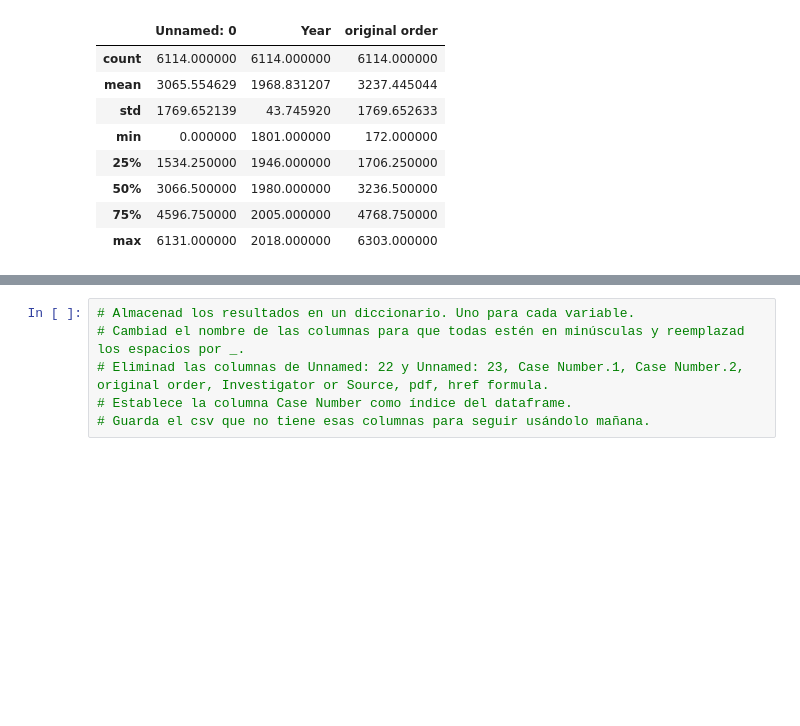
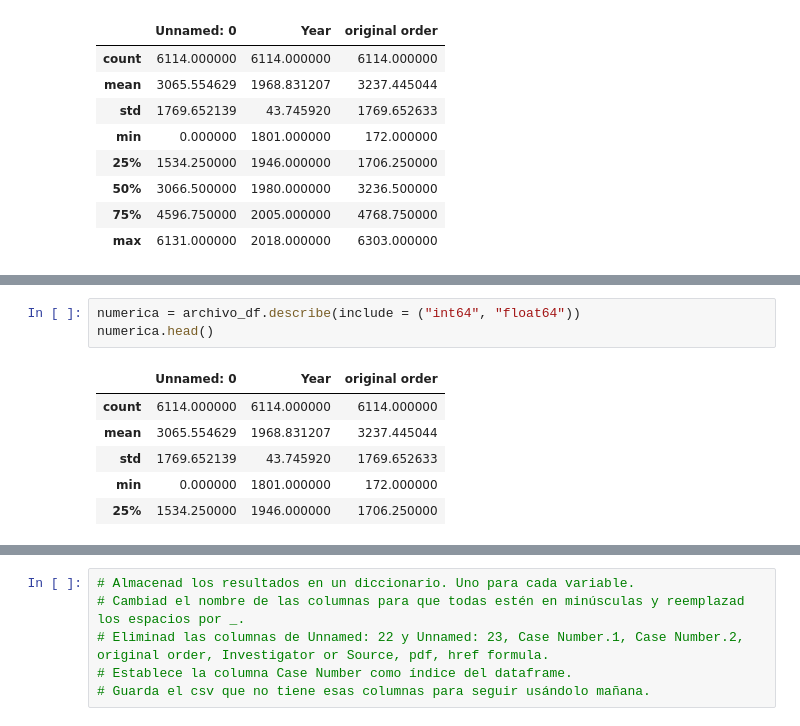
Before and after one commit to Adalab/DA-promo-A-module-2-pairprog-1-pair-2-Laura-Almudena, a Jupyter notebook: Pair_3-pandas-metodos.ipynb, the cells around one changed output, grey strips where cells are left out. Drawn from its saved outputs; the diff is of its cells as text; blank space fills up the shorter version.

```diff
--- a/Pair_3-pandas-metodos.ipynb
+++ b/Pair_3-pandas-metodos.ipynb
@@ -103,3 +86,13 @@ ValueError: The truth value of a Series is ambiguous. Use a.empty, a.bool(), a.i
+# %%
+numerica = archivo_df.describe(include = ("int64", "float64"))
+numerica.head()
+# %% [output]
+|  | Unnamed: 0 | Year | original order |
+| count | 6114.000000 | 6114.000000 | 6114.000000 |
+| mean | 3065.554629 | 1968.831207 | 3237.445044 |
+| std | 1769.652139 | 43.745920 | 1769.652633 |
+| min | 0.000000 | 1801.000000 | 172.000000 |
+| 25% | 1534.250000 | 1946.000000 | 1706.250000 |
 # %%
 # porcentaje de valores nulos
 
```
Also changed, not shown: parts of 8 cells of this notebook.
